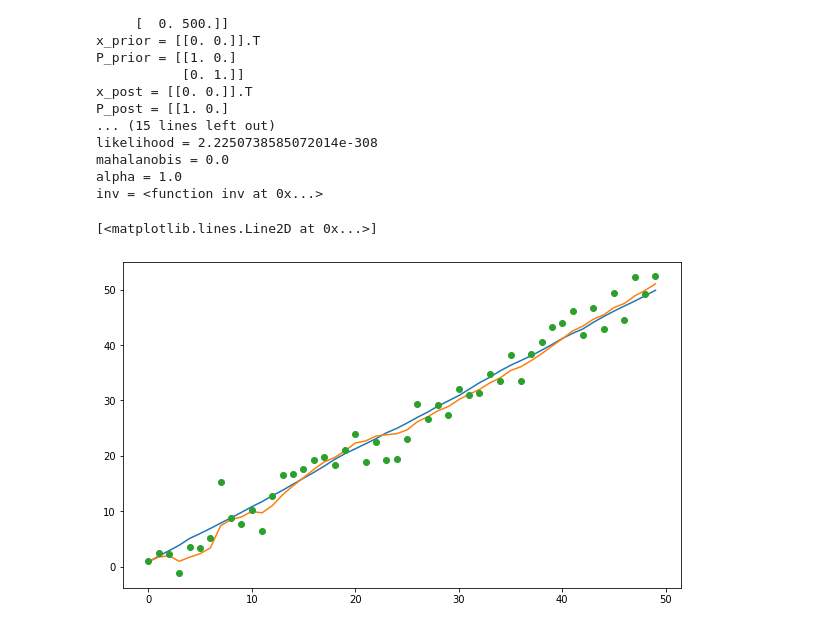
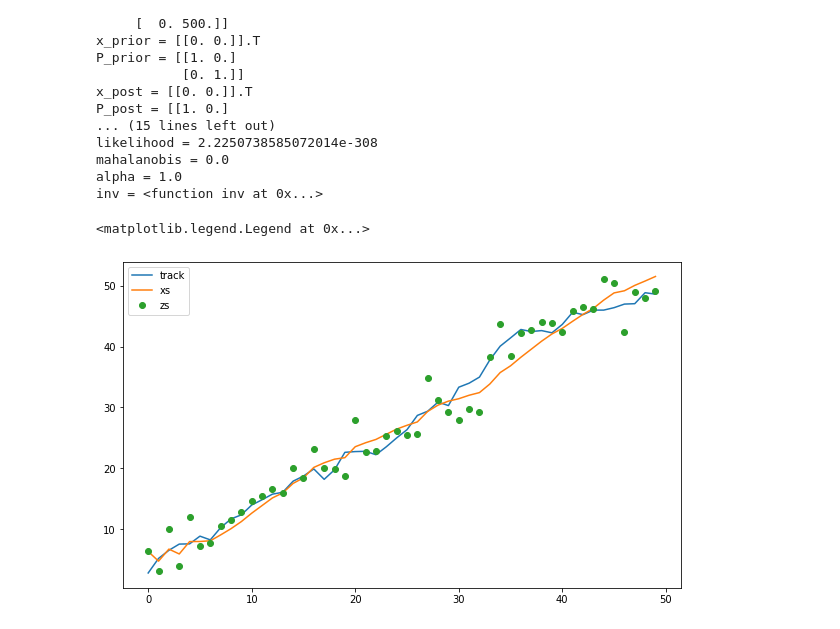
Before and after one commit to danhojin/ml-notes, a Jupyter notebook: hellos/filterpy2.ipynb, the cells around one changed output. Saved outputs shown, nothing was run; the diff lists cells and outputs as text; code cells hidden in the pictures.

```diff
--- a/hellos/filterpy2.ipynb
+++ b/hellos/filterpy2.ipynb
@@ -127,14 +127,15 @@ def compute_dog_data(z_var, process_var, count=1, dt=1.):
 
 
 
-track, zs = compute_dog_data(R, Q, count)
-
 R = 10
 Q = 1
 P = np.diag([500, 49.])
 count = 50
 
+track, zs = compute_dog_data(R, Q, count)
+
 x0 = (0., 0.)
+dt = 0.1
 kf = pos_vel_filter(x0, R=R, P=P, Q=Q, dt=dt)
 xs, cov = [], []
 for z in zs:
@@ -147,11 +148,12 @@ xs, cov = np.array(xs), np.array(cov)
 # %%
 import matplotlib.pyplot as plt
 %matplotlib inline
 
 fig, ax = plt.subplots(1, figsize=(10, 6))
 ax.plot(track)
 ax.plot(xs[:, 0])
 ax.plot(zs, 'o')
+ax.legend(['track', 'xs', 'zs'])
 # %% [output]
-[<matplotlib.lines.Line2D at 0x...>]
+<matplotlib.legend.Legend at 0x...>
-[figure, old version]
+[figure, new version]
```
Also changed, not shown: parts of 2 cells of this notebook.
